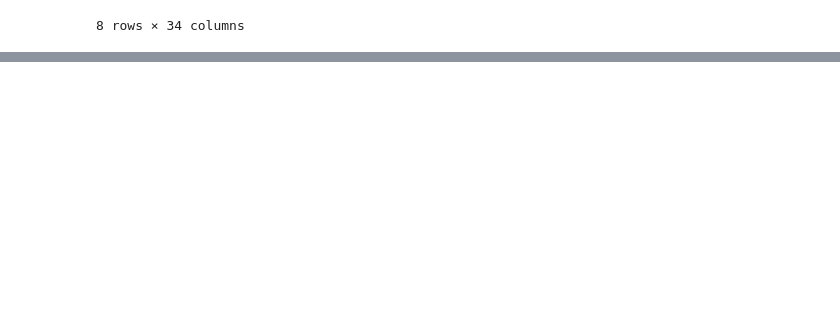
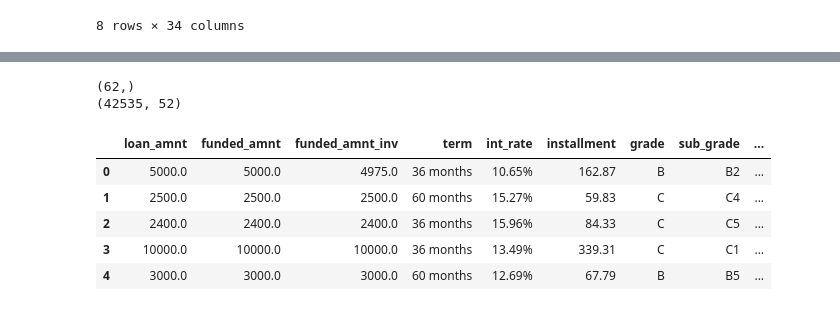
Before and after one commit to shashikumar2010s/AT-T, a Jupyter notebook: EDA.ipynb, the cells around one changed output, grey strips where cells are left out. Cells and saved outputs as stored; diff of their text form; code cells hidden in the pictures; blank space fills up the shorter version.

```diff
--- a/EDA.ipynb
+++ b/EDA.ipynb
@@ -60,3 +68,8 @@ loan_stat_df.describe()
 | 75% | 15000.000000 | 15000.000000 | 14000.000000 | 428.180000 | 8.250000e+04 | 18.680000 | 0.000000 | ... |
 | max | 35000.000000 | 35000.000000 | 35000.000000 | 1305.190000 | 6.000000e+06 | 29.990000 | 13.000000 | ... |
 8 rows × 34 columns
+# %%
+pd.set_option('display.max_rows', None)
+null_counts = loan_stat_df.isnull().sum()#.to_frame()
+null_counts_df = null_counts.to_frame()
+null_counts_df
@@ -62,0 +94,23 @@ loan_stat_df.describe()
+# %%
+nan_threshold = 10000
+cols_to_drop = [col for col in loan_stat_df.columns if null_counts[col] > nan_threshold]
+
+# drop the columns
+loan_stat_df.drop(cols_to_drop, axis=1, inplace=True)
+
+# print the resulting dataframe
+print(null_counts.shape)
+print(loan_stat_df.shape)
+# %% [output]
+(62,)
+(42535, 52)
+# %%
+pd.set_option('display.max_columns', None)
+loan_stat_df.head()
+# %% [output]
+|  | loan_amnt | funded_amnt | funded_amnt_inv | term | int_rate | installment | grade | sub_grade | ... |
+| 0 | 5000.0 | 5000.0 | 4975.0 | 36 months | 10.65% | 162.87 | B | B2 | ... |
+| 1 | 2500.0 | 2500.0 | 2500.0 | 60 months | 15.27% | 59.83 | C | C4 | ... |
+| 2 | 2400.0 | 2400.0 | 2400.0 | 36 months | 15.96% | 84.33 | C | C5 | ... |
+| 3 | 10000.0 | 10000.0 | 10000.0 | 36 months | 13.49% | 339.31 | C | C1 | ... |
+| 4 | 3000.0 | 3000.0 | 3000.0 | 60 months | 12.69% | 67.79 | B | B5 | ... |
```
Also changed, not shown: parts of 5 cells of this notebook.
